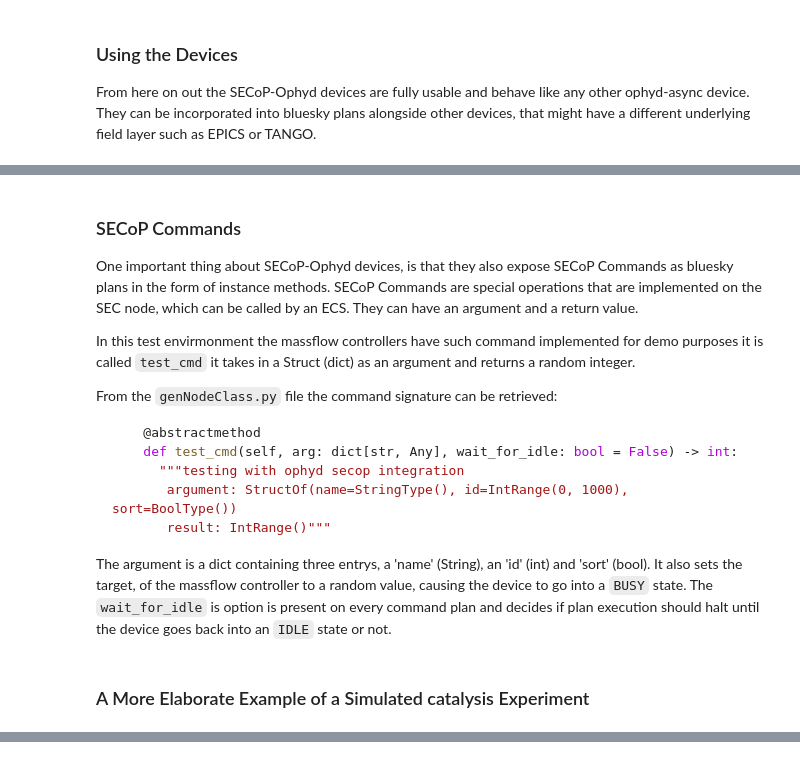
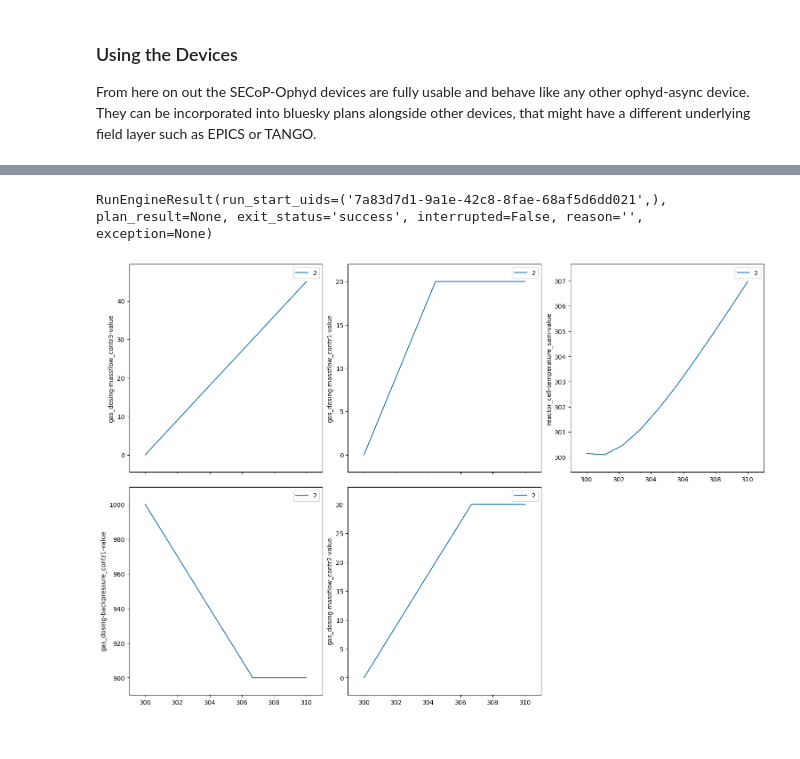
Before and after one commit to Bilchreis/secop-nexus-demonstrator, a Jupyter notebook: Nexus_Demonstrator.ipynb, the cells around one changed output, grey strips where cells are left out. Cells and saved outputs as stored; diff of their text form; code cells hidden in the pictures.

Commit message:
test plan

````diff
--- a/Nexus_Demonstrator.ipynb
+++ b/Nexus_Demonstrator.ipynb
@@ -105,19 +79,0 @@ RunEngineResult(run_start_uids=('d0a0b3a4-aa34-4b2a-ac85-be5eadc7b7ed',), plan_r
-# %% [markdown]
-### SECoP Commands
-One important thing about SECoP-Ophyd devices, is that they also expose SECoP Commands as bluesky plans in the form of instance methods. SECoP Commands are special operations that are implemented on the SEC node, which can be called by an ECS. They can have an argument and a return value.
-
-In this test envirmonment the massflow controllers have such command implemented for demo purposes it is called `test_cmd` it takes in a Struct (dict) as an argument and returns a random integer.
-
-From the `genNodeClass.py` file the command signature can be retrieved:
-
-
-``` python
-    @abstractmethod
-    def test_cmd(self, arg: dict[str, Any], wait_for_idle: bool = False) -> int:
-      """testing with ophyd secop integration
-       argument: StructOf(name=StringType(), id=IntRange(0, 1000), sort=BoolType())
-       result: IntRange()"""
-```
-
-
-The argument is a dict containing three entrys, a 'name' (String), an 'id' (int) and 'sort' (bool). It also sets the target, of the massflow controller to a random value, causing the device to go into a `BUSY` state. The `wait_for_idle` is option is present on every command plan and decides if plan execution should halt until the device goes back into an `IDLE` state or not.
@@ -136,2 +79,0 @@ RE(gas_dosing.massflow_contr1.test_cmd(arg=command_argument,wait_for_idle=True))
-# %% [markdown]
-### A More Elaborate Example of a Simulated catalysis Experiment
@@ -268,0 +80,32 @@ RE(cat1())
+# %%
+# Example of a scan plan:
+
+
+def test_plan():
+    yield from bps.abs_set(gas_dosing.backpressure_contr1,1000,wait=False,group='start')
+    yield from bps.abs_set(reactor_cell.temperature_reg,300,wait=False,group='start')
+    yield from bps.abs_set(gas_dosing.massflow_contr1,0,wait=False,group='start')
+    yield from bps.abs_set(gas_dosing.massflow_contr2,0,wait=False,group='start')
+    yield from bps.abs_set(gas_dosing.massflow_contr3,0,wait=False,group='start')
+
+    yield from bps.wait(group='start')
+
+
+
+
+    yield from bps.abs_set(gas_dosing.backpressure_contr1,900,wait=False)
+    yield from bps.abs_set(gas_dosing.massflow_contr1,20,wait=False)
+    yield from bps.abs_set(gas_dosing.massflow_contr2,30,wait=False)
+    yield from bps.abs_set(gas_dosing.massflow_contr3,50,wait=False)
+    yield from scan([
+            reactor_cell.temperature_sam,
+            gas_dosing.backpressure_contr1,
+            gas_dosing.massflow_contr1,
+            gas_dosing.massflow_contr2,
+            gas_dosing.massflow_contr3
+        ],
+        reactor_cell.temperature_reg,300,310,10)
+
+
+RE(test_plan())
+# %% [output]
@@ -268,0 +130,2 @@ RE(cat1())
+RunEngineResult(run_start_uids=('7a83d7d1-9a1e-42c8-8fae-68af5d6dd021',), plan_result=None, exit_status='success', interrupted=False, reason='', exception=None)
+[figure, added]
````
Also changed, not shown: parts of 6 cells of this notebook.
